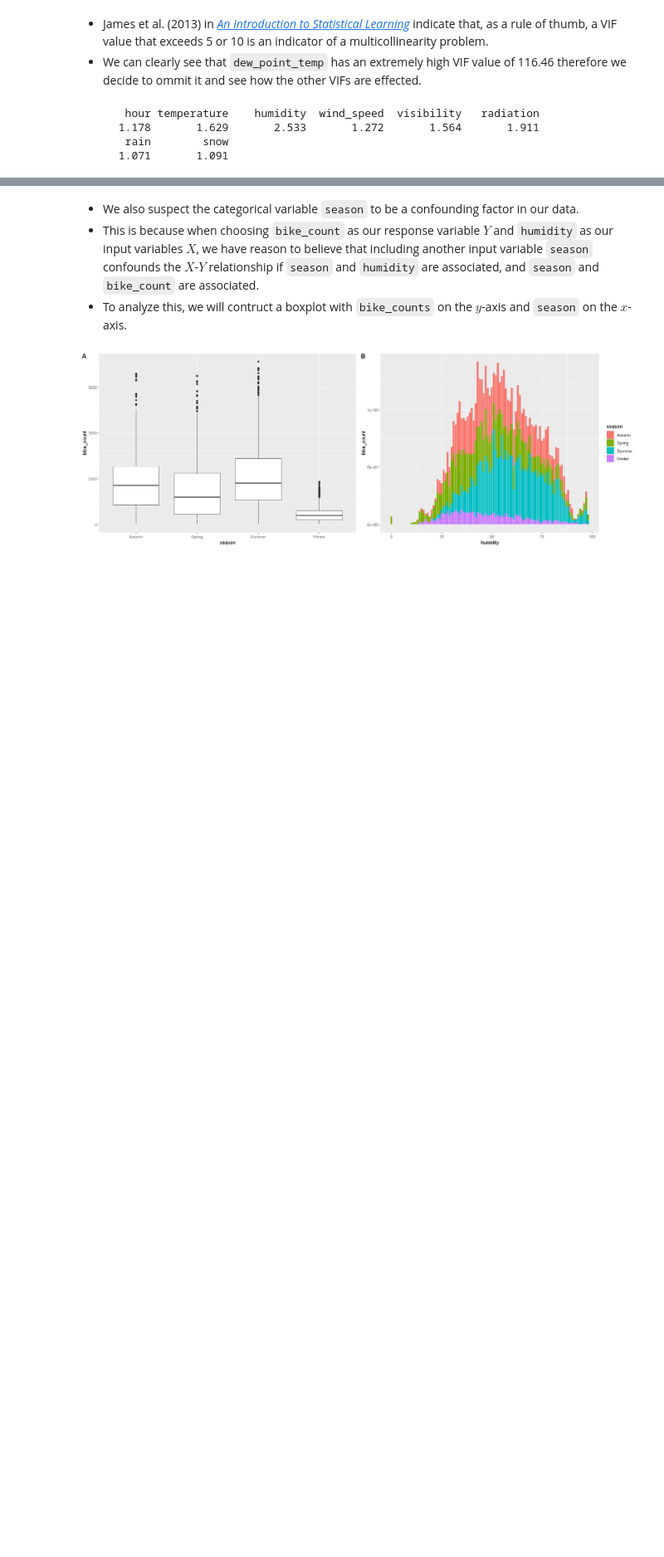
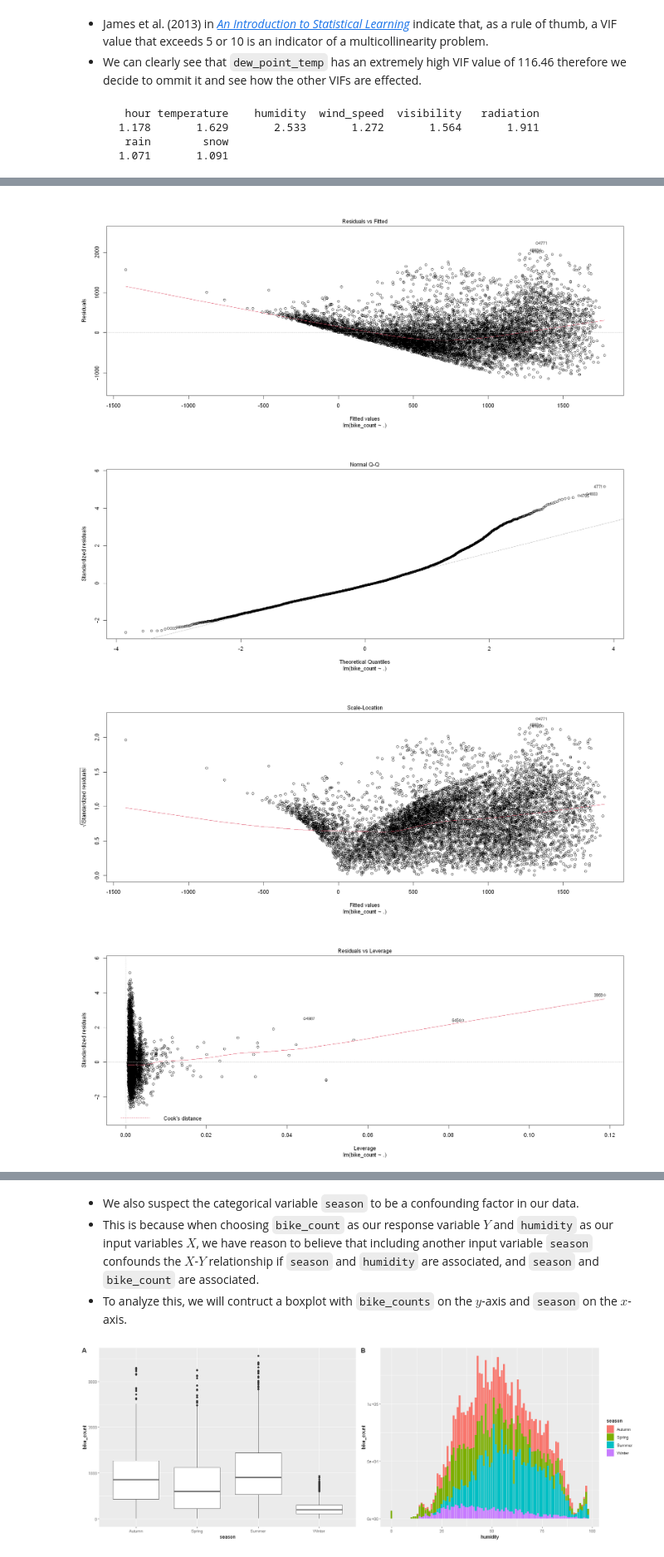
Before and after one commit to omertahi/STAT301-Project, a Jupyter notebook: Final Report.ipynb, the cells around one changed output, grey strips where cells are left out. Shown at 83% size. Drawn from its saved outputs; the diff is of its cells as text; code cells hidden in the pictures; blank space fills up the shorter version.

```diff
--- a/Final Report.ipynb
+++ b/Final Report.ipynb
@@ -213 +246,8 @@ VIF_MLR_bike
+# %%
+plot(lm(bike_count ~ ., data = bike_data_final))
+# %% [output]
+[figure, added]
+[figure, added]
+[figure, added]
+[figure, added]
 # %% [markdown]
```
Also changed, not shown: parts of 19 cells of this notebook.
